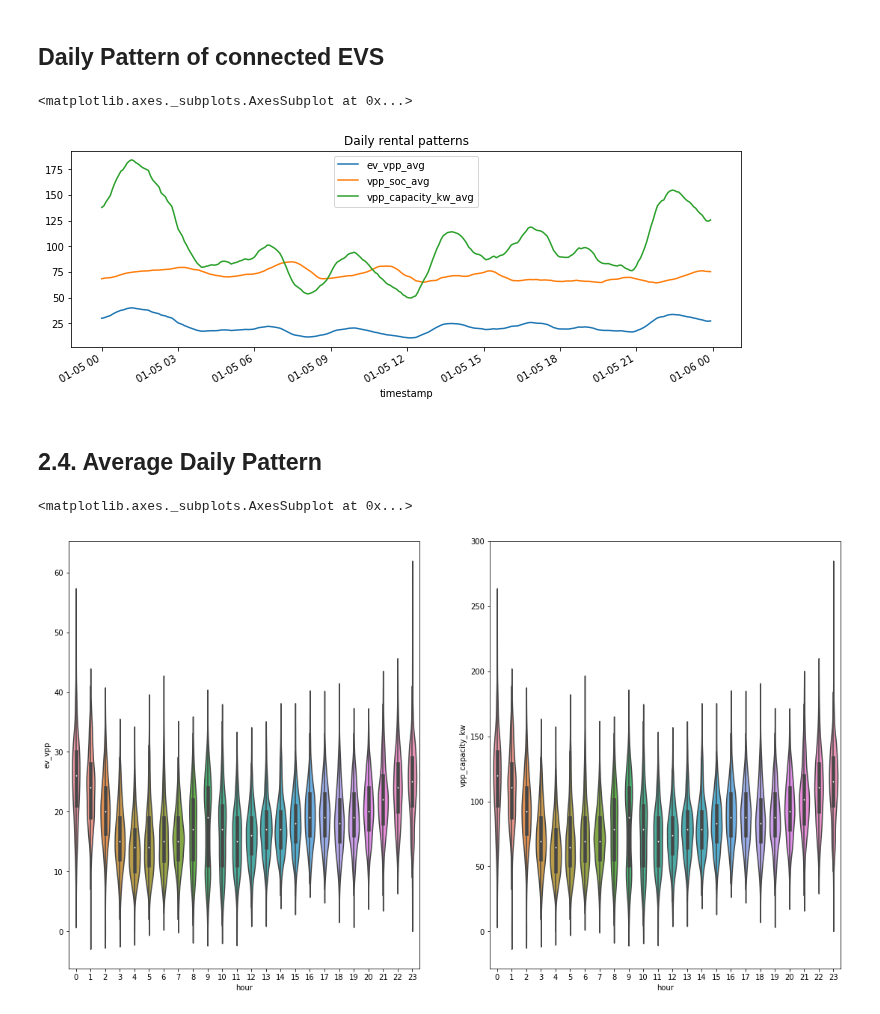
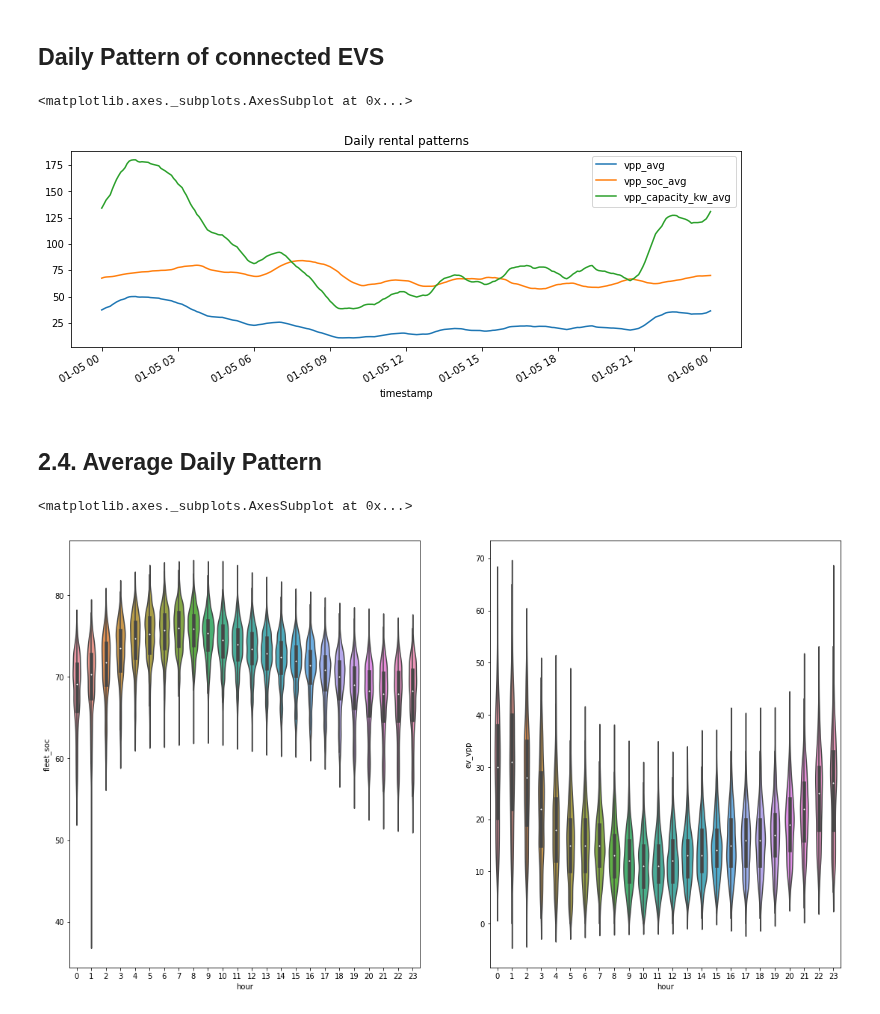
Before and after one commit to indyfree/FleetSim, a Jupyter notebook: notebooks/04-Simulation.ipynb, the cells around one changed output. Cells and saved outputs as stored; diff of their text form; code cells hidden in the pictures.

Commit message:
[nb/sim] SoC comparison sim to real data

```diff
--- a/notebooks/04-Simulation.ipynb
+++ b/notebooks/04-Simulation.ipynb
@@ -21,5 +39,5 @@ from evsim.data import load_car2go_trips, load_car2go_capacity
 # %%
-df = pd.read_csv("../logs/stats.csv", parse_dates=[0], infer_datetime_format=True)
-df = df.set_index("timestamp")
-df
+df_3 = pd.read_csv("../logs/stats-3_6-big.csv", parse_dates=[0], infer_datetime_format=True)
+df_3 = df_3.set_index("timestamp")
+df_3.describe()
 # %% [output]
@@ -60,7 +109,7 @@ df.describe()
 def apply_smoother(df, days):
     DAY = 12*24
 
-    df['ev_vpp_avg'] = df['ev_vpp'].rolling(
+    df['vpp_avg'] = df['ev_vpp'].rolling(
         window=int(days*DAY)).mean()
     df['vpp_soc_avg'] = df['vpp_soc'].rolling(
         window=int(days*DAY)).mean()
@@ -71,7 +120,7 @@ def apply_smoother(df, days):
 
 
 def plot(df, title, start="2016-12-1", end="2017-04-28"):
-    X = df.loc[start:end][['ev_vpp_avg', 'vpp_soc_avg', 'vpp_capacity_kw_avg']]
+    X = df.loc[start:end][['vpp_avg', 'vpp_soc_avg', 'vpp_capacity_kw_avg']]
     return X.plot(figsize=(12, 4), title=title)
 # %% [markdown]
 ## Yearly rental patterns
@@ -93,21 +142,21 @@ plot(df, "Weekly rental patterns", start=datetime(
 # %% [markdown]
 ## Daily Pattern of connected EVS
 # %%
-df = apply_smoother(df, days=1/24)
+df = apply_smoother(df_3, days=1/24)
 plot(df, "Daily rental patterns", start=datetime(
     2017, 1, 5), end=datetime(2017, 1, 6))
 # %% [output]
 <matplotlib.axes._subplots.AxesSubplot at 0x...>
-[figure, old version]
+[figure, new version]
 # %% [markdown]
 ## 2.4. Average Daily Pattern
 # %%
 df["hour"] = df.index.hour
 
 f, (ax1, ax2) = plt.subplots(1, 2)
 f.set_size_inches(18.5, 10.5)
-sns.violinplot(x="hour", y="ev_vpp", data=df, ax=ax1)
-sns.violinplot(x="hour", y="vpp_capacity_kw", data=df, ax=ax2)
+sns.violinplot(x="hour", y="fleet_soc", data=df, ax=ax1)
+sns.violinplot(x="hour", y="ev_vpp", data=df, ax=ax2)
 # %% [output]
 <matplotlib.axes._subplots.AxesSubplot at 0x...>
-[figure, old version]
+[figure, new version]
```
Also changed, not shown: parts of 16 cells of this notebook, 1 other file.
